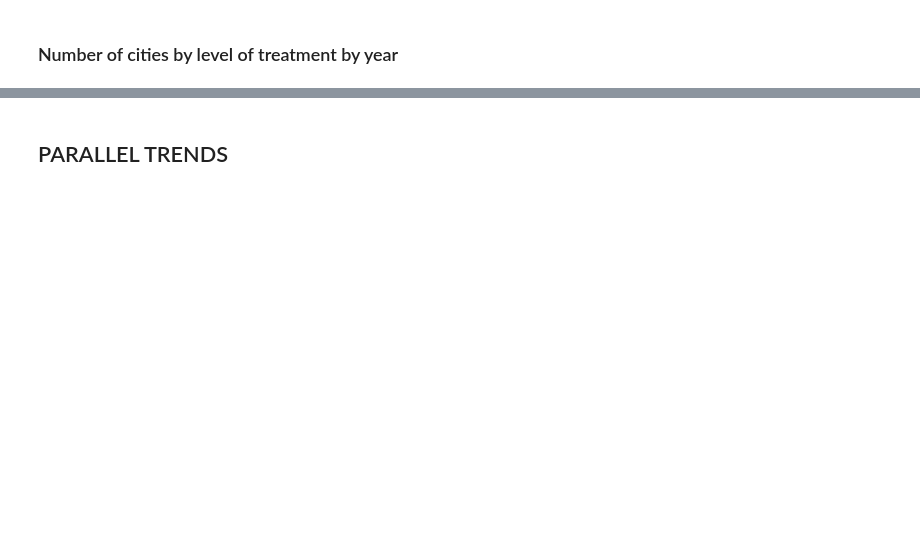
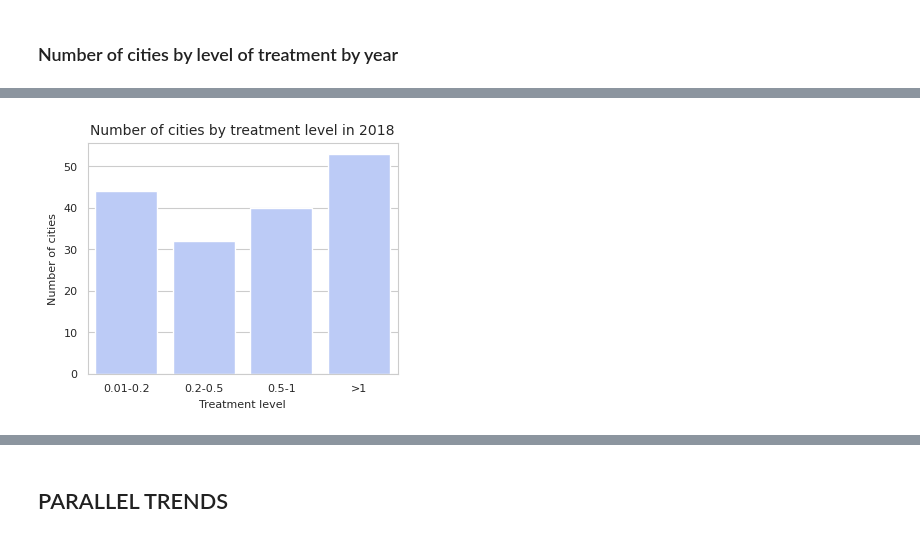
Before and after one commit to rfrade/prep, a Jupyter notebook: graphs_hiv.ipynb, the cells around one changed output, grey strips where cells are left out. Saved outputs shown, nothing was run; the diff lists cells and outputs as text; code cells hidden in the pictures; blank space fills up the shorter version.

```diff
--- a/graphs_hiv.ipynb
+++ b/graphs_hiv.ipynb
@@ -197,0 +243,28 @@ sns.scatterplot(cases_scatter,
+# %%
+#cases_scatter = cities.query(f"""year == 2018 & pct_following > 0.01 & pct_following < 5 & hiv_homo_pct_change < 2 & hiv_homo > 5""")
+#sns.scatterplot(cases_scatter,
+#                x="hiv_homo",
+#                y="pct_following")
+
+dict_hist = {
+    "0.01-0.2": [0.01,0.2],
+    "0.2-0.5": [0.2,0.5],
+    "0.5-1": [0.5,1],
+    ">1": [1,10],
+}
+
+cities_by_treat_level = binned_data(cities.query("year == 2018"), "pct_new_users", dict_hist)
+
+#fig, ax = plt.subplots(figsize=(20,10))
+g = sns.barplot(cities_by_treat_level,
+             x="labels", y="values",color=BINNED_COLOR)
+
+plt.title("Number of cities by treatment level in 2018",fontsize=10)
+plt.ylabel("Number of cities")
+plt.xlabel(f"Treatment level")
+
+plt.savefig("results_graphs/cities_by_treat_level.png",
+               bbox_inches='tight', )
+plt.show()
+# %% [output]
+[figure, added]
```
Also changed, not shown: parts of 55 cells of this notebook, 8 other files.
